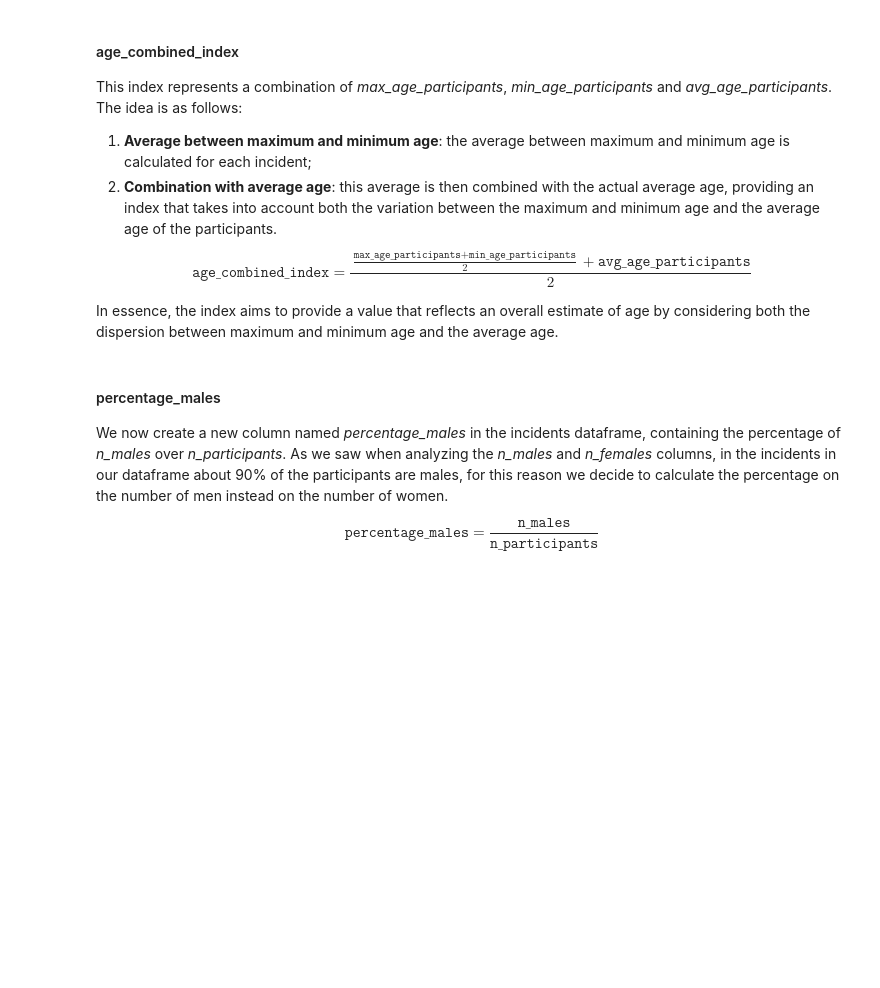
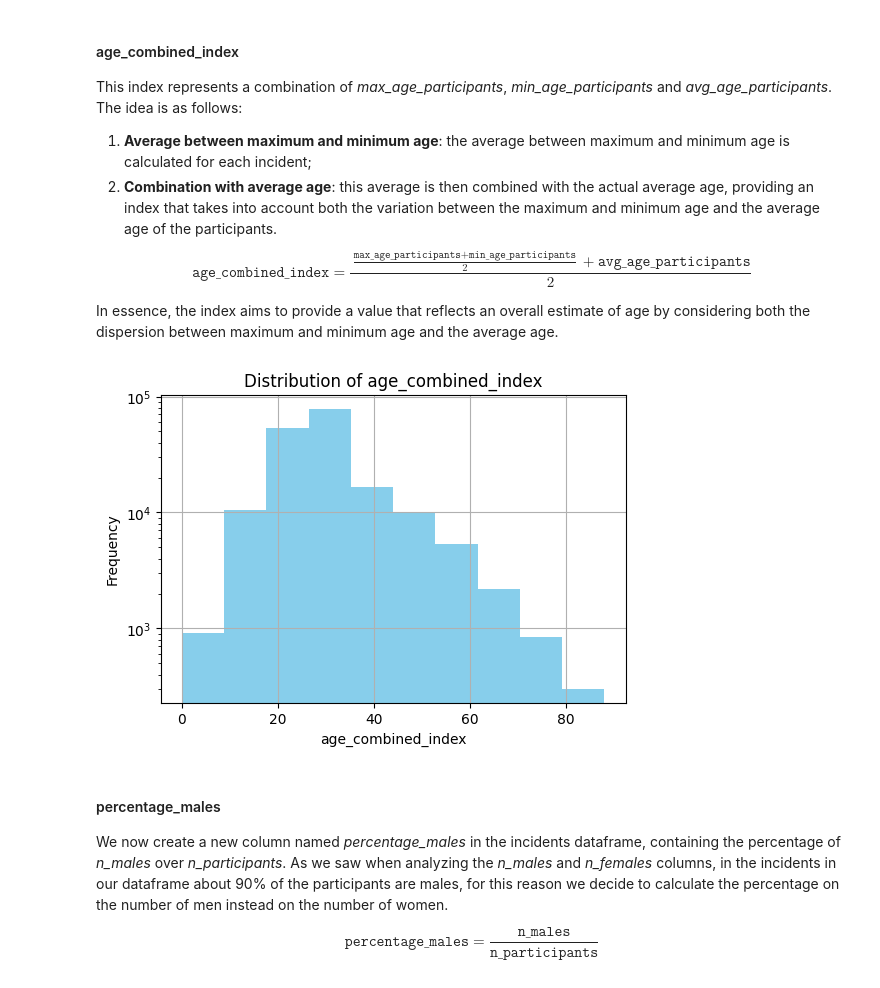
Before and after one commit to LoSpiri/DataMining, a Jupyter notebook: DM_GroupID_TASK1/task_1.ipynb, the cells around one changed output. Saved outputs shown, nothing was run; the diff lists cells and outputs as text; code cells hidden in the pictures; blank space fills up the shorter version.

```diff
--- a/DM_GroupID_TASK1/task_1.ipynb
+++ b/DM_GroupID_TASK1/task_1.ipynb
@@ -1755,6 +1772,12 @@ $$
 In essence, the index aims to provide a value that reflects an overall estimate of age by considering both the dispersion between maximum and minimum age and the average age.
 # %%
 incidents['age_combined_index'] = (((incidents['max_age_participants'] + incidents['min_age_participants']) / 2) + incidents['avg_age_participants']) / 2
+# %%
+histogram_func(dataframe_to_plot=incidents, columns_to_plot='age_combined_index', figsize=(6, 4),
+               title="Distribution of age_combined_index", xlabel="age_combined_index", ylabel="Frequency",
+               show_grid=True, color='skyblue', ylog=True)
+# %% [output]
+[figure, added]
 # %% [markdown]
 #### percentage_males
 
```
Also changed, not shown: parts of 30 cells of this notebook.
